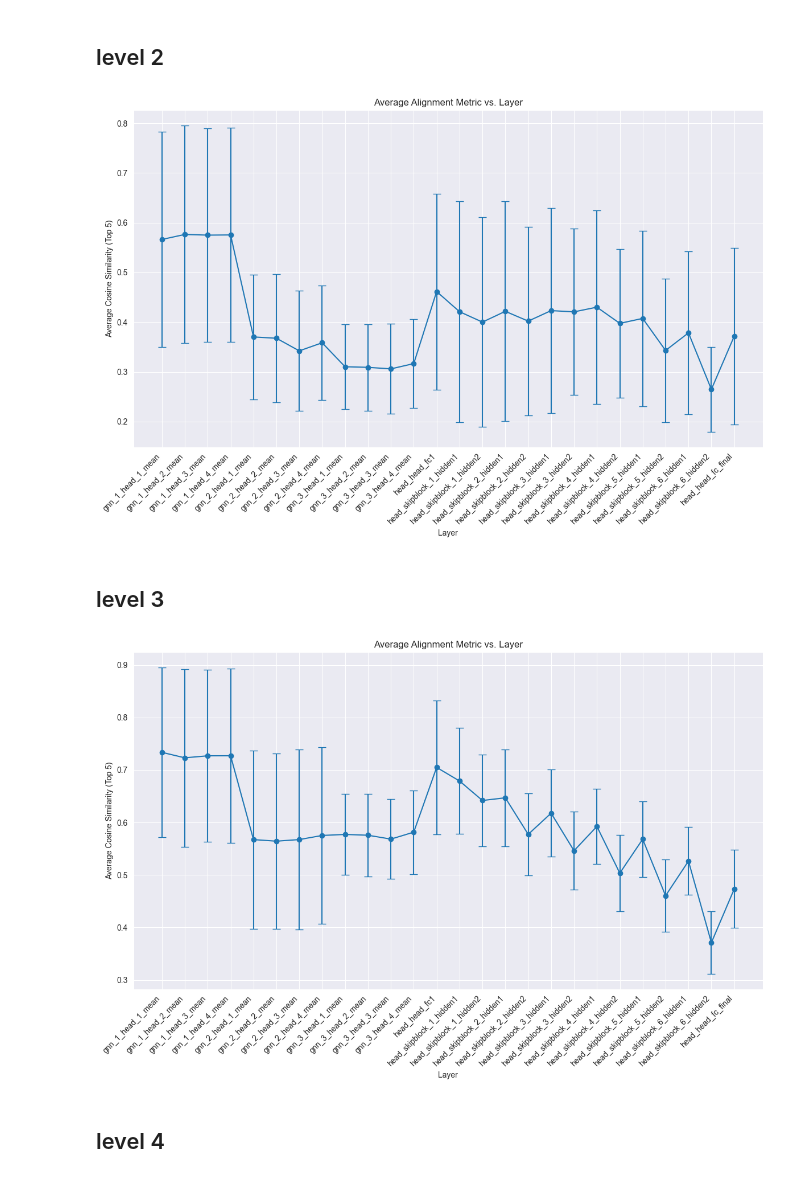
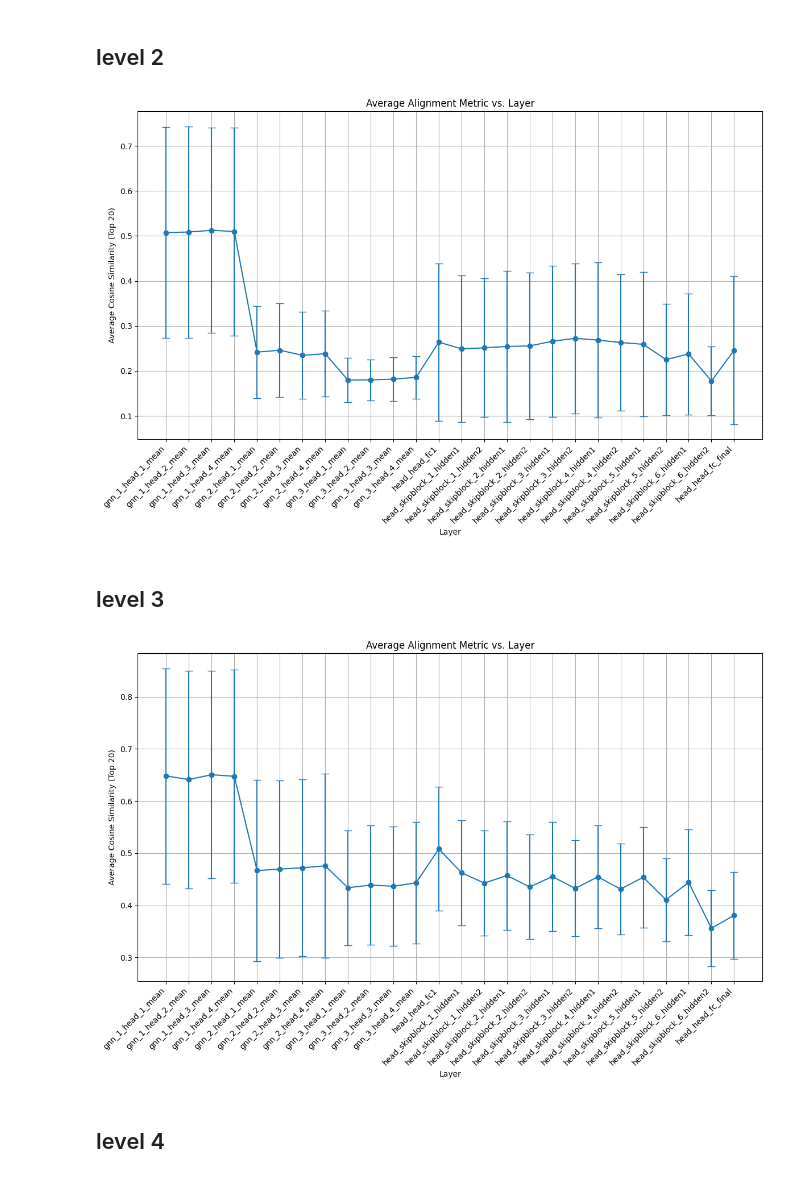
Before and after one commit to Jozefov/PhantoMS, a Jupyter notebook: notebooks/analysis/CKA_Retrieval_COSINE/alignment_by_input_representation.ipynb, the cells around one changed output. Saved outputs shown, nothing was run; the diff lists cells and outputs as text; code cells hidden in the pictures.

```diff
--- a/notebooks/analysis/CKA_Retrieval_COSINE/alignment_by_input_representation.ipynb
+++ b/notebooks/analysis/CKA_Retrieval_COSINE/alignment_by_input_representation.ipynb
@@ -125,8 +123,8 @@ agg_metrics_level_2 = aggregate_alignment_metric(experiment_level_2, layer_names
 # %%
 plot_alignment_metric_errorbars(agg_metrics_level_2 , layer_names,
-    xlabel="Layer", ylabel="Average Cosine Similarity (Top 5)")
+    xlabel="Layer", ylabel="Average Cosine Similarity (Top 20)")
 # %% [output]
-[figure, old version]
+[figure, new version]
 # %% [markdown]
 ## level 3
 # %%
@@ -137,12 +135,12 @@ experiment_level_3 = [
     '/Users/macbook/CODE/PhantoMS/data/retrieval_trained/cut_tree_COSINE/config_skip_connection_dreams_bonus_LUMI_cut_tree_1_2025-02-19_18-24-19',
 ]
 # %%
-agg_metrics_level_3 = aggregate_alignment_metric(experiment_level_3, layer_names, top_k=5, center=True)
+agg_metrics_level_3 = aggregate_alignment_metric(experiment_level_3, layer_names, top_k=20, center=True)
 # %%
 plot_alignment_metric_errorbars(agg_metrics_level_3 , layer_names,
-    xlabel="Layer", ylabel="Average Cosine Similarity (Top 5)")
+    xlabel="Layer", ylabel="Average Cosine Similarity (Top 20)")
 # %% [output]
-[figure, old version]
+[figure, new version]
 # %% [markdown]
 ## level 4
 # %%
```
Also changed, not shown: parts of 16 cells of this notebook.
